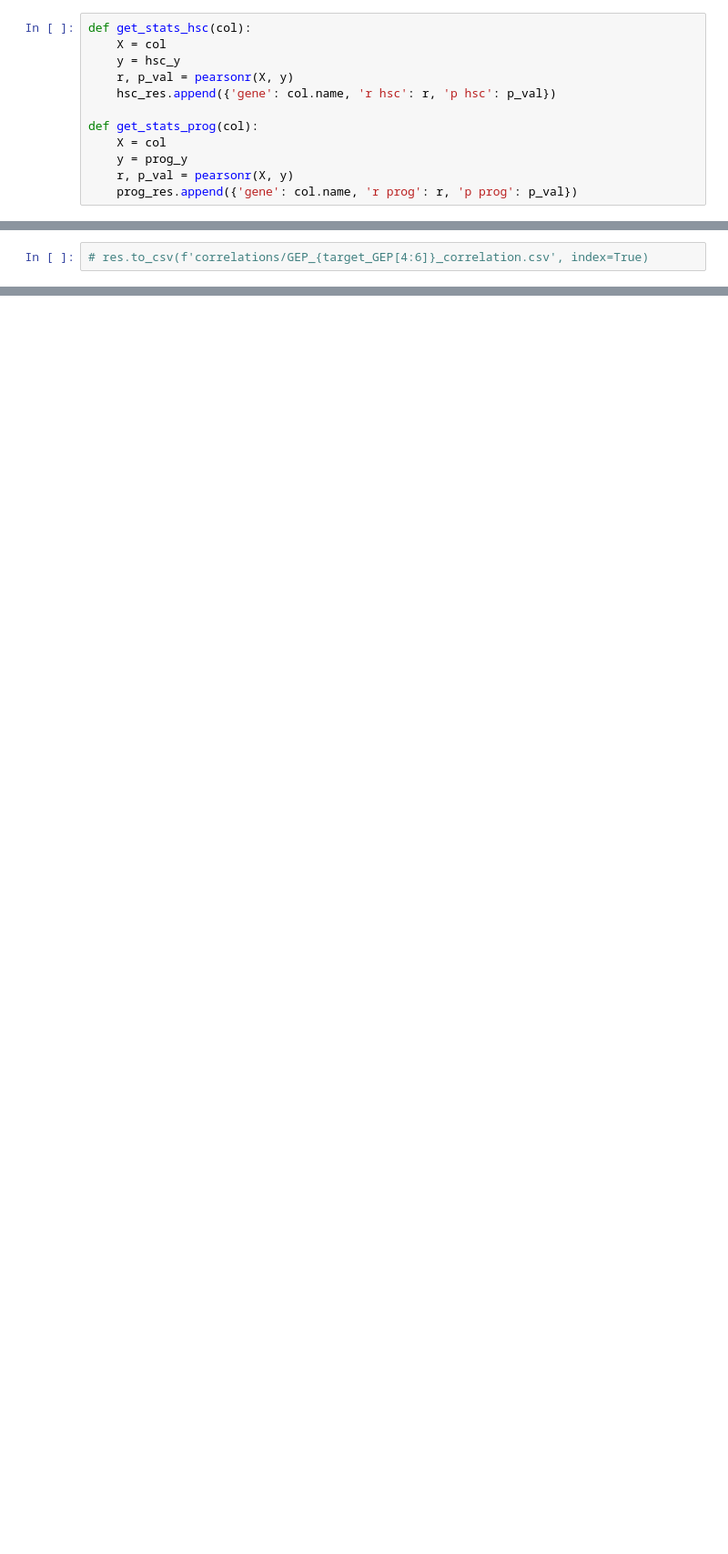
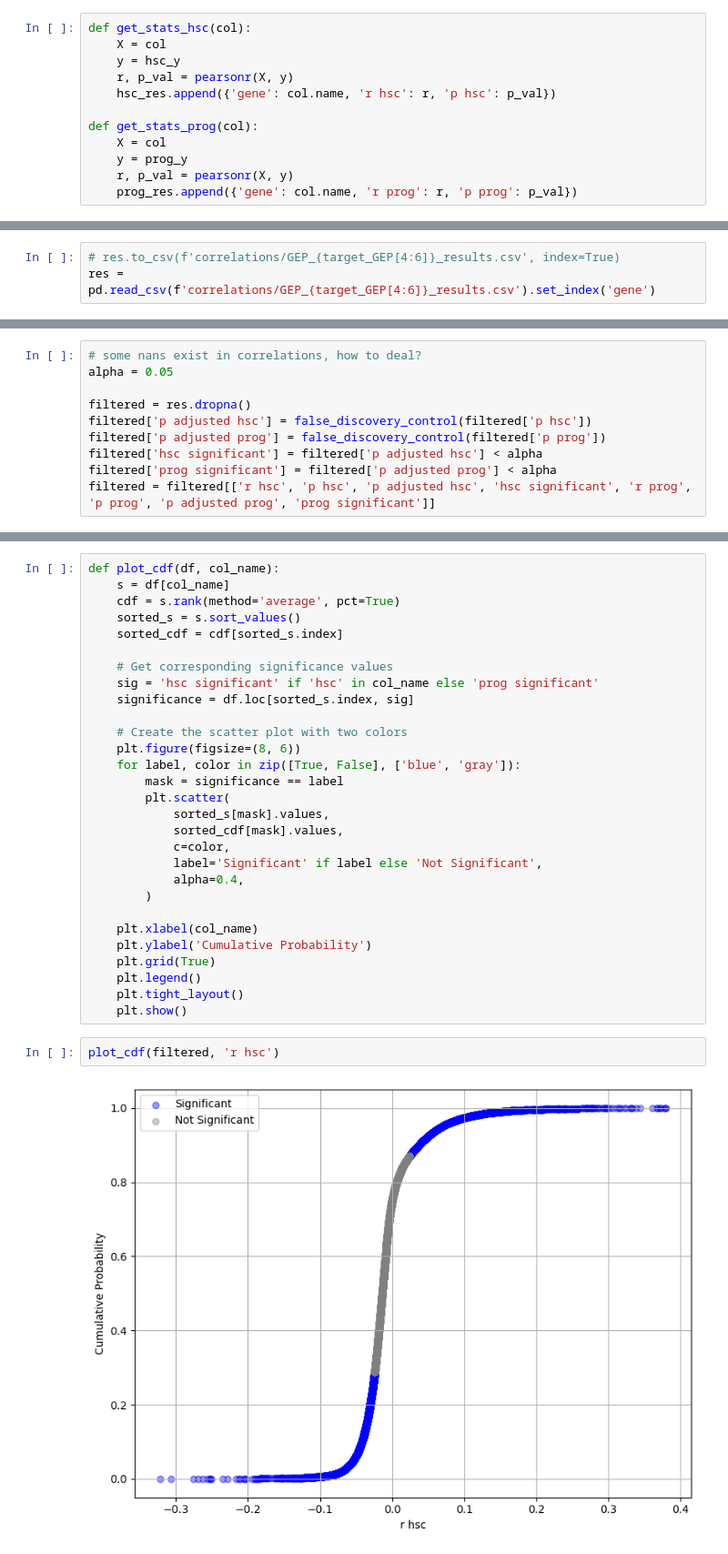
Before and after one commit to suchitbhayani/HSC-renewal, a Jupyter notebook: correlation.ipynb, the cells around one changed output, grey strips where cells are left out. Shown: that part at 91% size. Cells and saved outputs as stored; diff of their text form; blank space fills up the shorter version.

Commit message:
plot code fixed, and other stuff

```diff
--- a/correlation.ipynb
+++ b/correlation.ipynb
@@ -185,2 +118,3 @@ res
 # %%
-# res.to_csv(f'correlations/GEP_{target_GEP[4:6]}_correlation.csv', index=True)
+# res.to_csv(f'correlations/GEP_{target_GEP[4:6]}_results.csv', index=True)
+res = pd.read_csv(f'correlations/GEP_{target_GEP[4:6]}_results.csv').set_index('gene')
@@ -199,0 +121,10 @@ def plot_cdf(s):
+# %%
+# some nans exist in correlations, how to deal?
+alpha = 0.05
+
+filtered = res.dropna()
+filtered['p adjusted hsc'] = false_discovery_control(filtered['p hsc'])
+filtered['p adjusted prog'] = false_discovery_control(filtered['p prog'])
+filtered['hsc significant'] = filtered['p adjusted hsc'] < alpha
+filtered['prog significant'] = filtered['p adjusted prog'] < alpha
+filtered = filtered[['r hsc', 'p hsc', 'p adjusted hsc', 'hsc significant', 'r prog', 'p prog', 'p adjusted prog', 'prog significant']]
@@ -199,0 +162,33 @@ def plot_cdf(s):
+# %%
+def plot_cdf(df, col_name):
+    s = df[col_name]
+    cdf = s.rank(method='average', pct=True)
+    sorted_s = s.sort_values()
+    sorted_cdf = cdf[sorted_s.index]
+
+    # Get corresponding significance values
+    sig = 'hsc significant' if 'hsc' in col_name else 'prog significant'
+    significance = df.loc[sorted_s.index, sig]
+
+    # Create the scatter plot with two colors
+    plt.figure(figsize=(8, 6))
+    for label, color in zip([True, False], ['blue', 'gray']):
+        mask = significance == label
+        plt.scatter(
+            sorted_s[mask].values,
+            sorted_cdf[mask].values,
+            c=color,
+            label='Significant' if label else 'Not Significant',
+            alpha=0.4,
+        )
+
+    plt.xlabel(col_name)
+    plt.ylabel('Cumulative Probability')
+    plt.grid(True)
+    plt.legend()
+    plt.tight_layout()
+    plt.show()
+# %%
+plot_cdf(filtered, 'r hsc')
+# %% [output]
+[figure, added]
```
Also changed, not shown: parts of 17 cells of this notebook, 2 other files.
